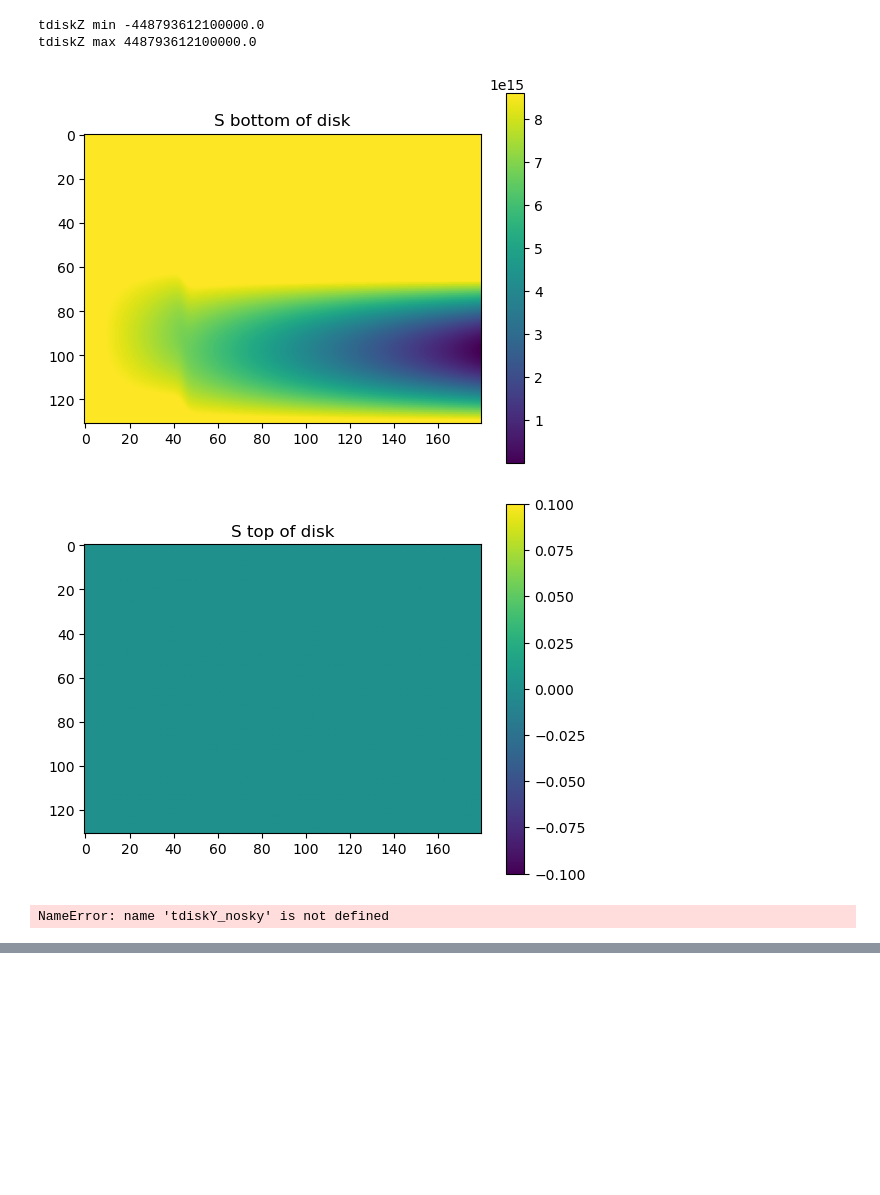
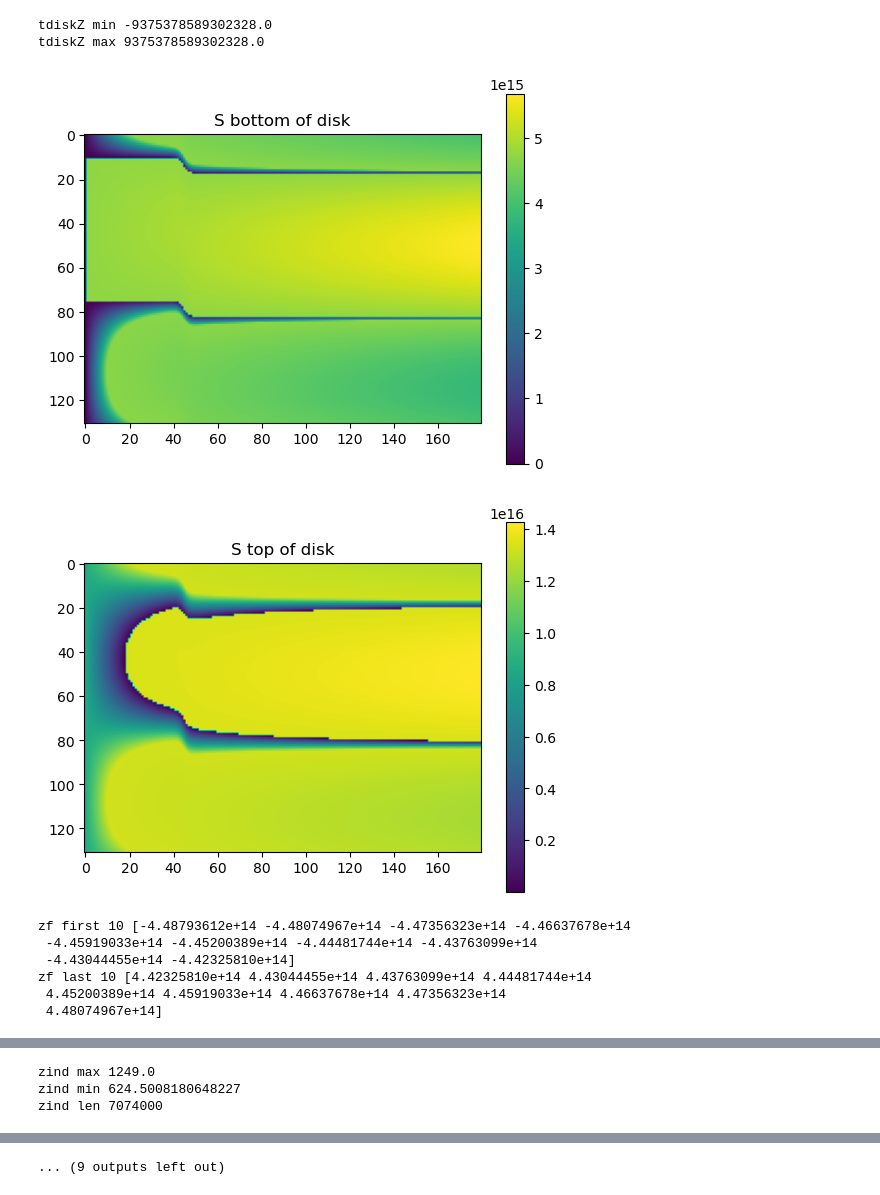
Before and after one commit to theochawla/49ceti_warpmodel, a Jupyter notebook: Warp/warp_last_ditch/run_code.ipynb, the cells around one changed output, grey strips where cells are left out. Drawn from its saved outputs; the diff is of its cells as text; code cells hidden in the pictures; blank space fills up the shorter version.

```diff
--- a/Warp/warp_last_ditch/run_code.ipynb
+++ b/Warp/warp_last_ditch/run_code.ipynb
@@ -8,7 +8,7 @@ import bettermoments as bm
 import matplotlib.pyplot as plt
 # %%
 %run raytrace_3dwarp.py
-x=mine.Disk(Tmid0=14, sigbound=[1e-3,np.inf],zmax=30, McoG=1e-4, Aout=600.,incl=84, w_i=0, w_r0=150,w_dr=40,w_pa=20)
+x=mine.Disk(Tmid0=14, sigbound=[1e-3,np.inf],zmax=30, McoG=1e-4, Aout=600.,incl=84, w_i=0, w_r0=150,w_dr=40,w_pa=20, w_pos=40)
 # %% [output]
 [figure]
 zcf max 448793612100000.0
@@ -23,5 +23,10 @@ Beware: removed NaNs from density (#74932)
-tdiskZ min -448793612100000.0
-tdiskZ max 448793612100000.0
+tdiskZ min -9375378589302328.0
+tdiskZ max 9375378589302328.0
-[figure, old version]
+[figure, new version]
-[figure, old version]
+[figure, new version]
-NameError: name 'tdiskY_nosky' is not defined
+zf first 10 [-4.48793612e+14 -4.48074967e+14 -4.47356323e+14 -4.46637678e+14
+ -4.45919033e+14 -4.45200389e+14 -4.44481744e+14 -4.43763099e+14
+ -4.43044455e+14 -4.42325810e+14]
+zf last 10 [4.42325810e+14 4.43044455e+14 4.43763099e+14 4.44481744e+14
+ 4.45200389e+14 4.45919033e+14 4.46637678e+14 4.47356323e+14
+ 4.48074967e+14]
@@ -27,0 +34,3 @@ NameError: name 'tdiskY_nosky' is not defined
+zind max 1249.0
+zind min 624.5008180648227
+zind len 7074000
@@ -28,3 +38,4 @@ NameError: name 'tdiskY_nosky' is not defined
+... (9 outputs left out)
 # %%
 %run raytrace_3dwarp.py
 # %%
```
Also changed, not shown: parts of 1 cell of this notebook, 2 other files.
